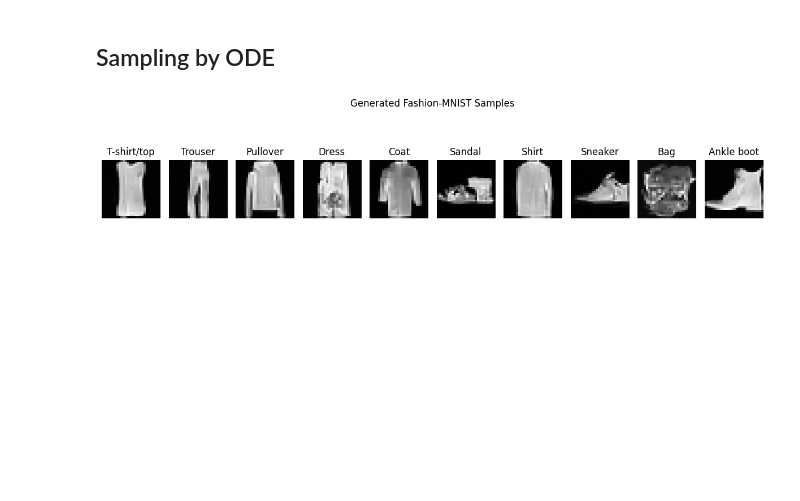
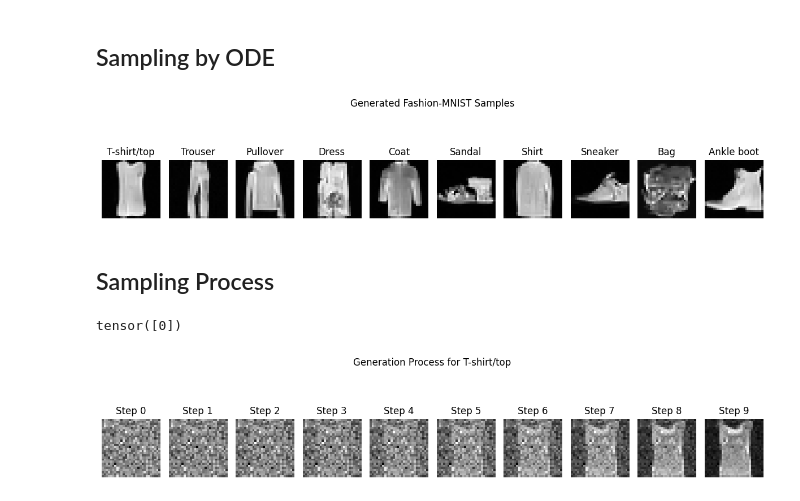
Before and after one commit to F-Fer/understanding_flow_matching, a Jupyter notebook: notebooks/flow_matching_mnist.ipynb, the cells around one changed output. Drawn from its saved outputs; the diff is of its cells as text; code cells hidden in the pictures; blank space fills up the shorter version.

Commit message:
add generation process

```diff
--- a/notebooks/flow_matching_mnist.ipynb
+++ b/notebooks/flow_matching_mnist.ipynb
@@ -357,3 +357,47 @@ plt.tight_layout()
 plt.show()
 # %% [output]
 [figure]
+# %% [markdown]
+## Sampling Process
+# %%
+@torch.no_grad()
+def sample_process(steps: int, label: int = None):
+    x = torch.randn(1, 1, 28, 28, device=device)
+    ts = torch.linspace(1.0, 0.0, steps+1, device=device)
+    if label is None:
+        # Generate labels for each sample
+        label = torch.randint(0, 10, (1,), device=device)
+    else:
+        label = torch.tensor([label], device=device)
+    images = [x]
+    for i in range(steps):
+        t_i = ts[i].repeat(1)
+        v = model(x, t_i, label)
+        dt = (ts[i+1] - ts[i])  # negative
+        x = x + v * dt
+        images.append(x.clone())
+    return torch.stack(images).squeeze(), label
+
+gen, label = sample_process(steps=10, label=0)
+gen = gen.detach().cpu()
+label = label.cpu()
+
+class_names = [
+    "T-shirt/top", "Trouser", "Pullover", "Dress", "Coat",
+    "Sandal", "Shirt", "Sneaker", "Bag", "Ankle boot",
+]
+
+fig, axes = plt.subplots(1, 10, figsize=(12, 3))
+for ax, img, step in zip(axes, gen, range(10)):
+    ax.imshow(img.squeeze(), cmap="gray")
+    title = f"Step {step}"
+    ax.set_title(title)
+    ax.axis("off")
+
+print(label)
+plt.suptitle(f"Generation Process for {class_names[label]}")
+plt.tight_layout()
+plt.show()
+# %% [output]
+tensor([0])
+[figure, added]
```
Also changed, not shown: 4 other files.
